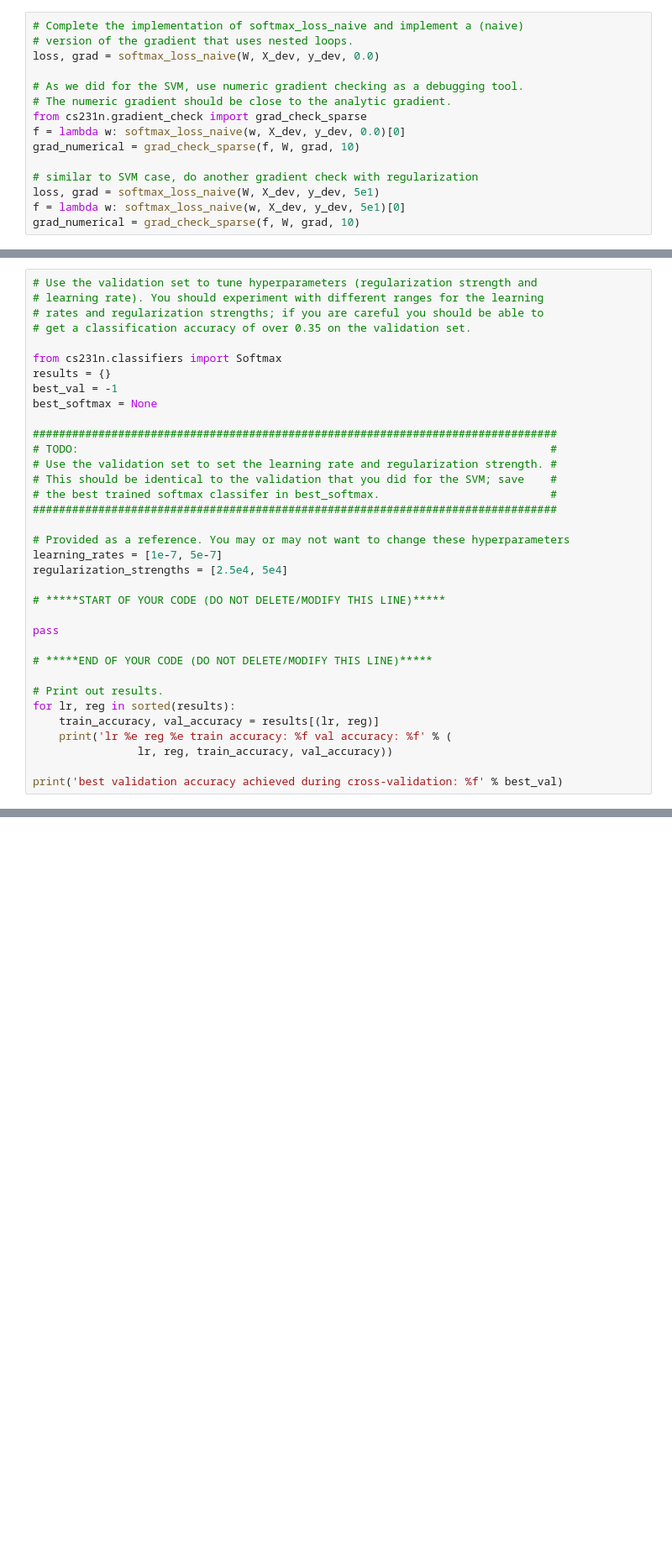
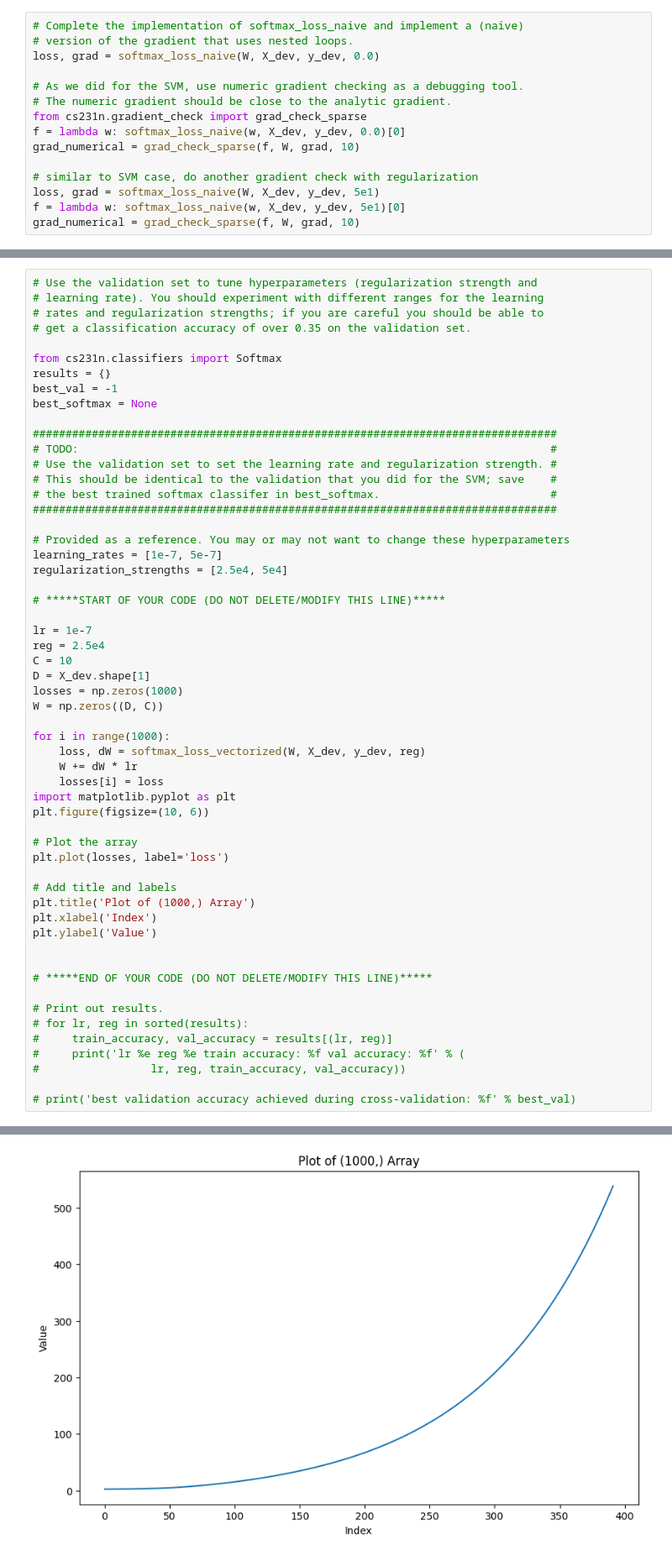
Before and after one commit to Huanhuan-Jiang/stanford231n, a Jupyter notebook: assignments/assignment1/softmax.ipynb, the cells around one changed output, grey strips where cells are left out. Shown at 84% size. Saved outputs shown, nothing was run; the diff lists cells and outputs as text; blank space fills up the shorter version.

```diff
--- a/assignments/assignment1/softmax.ipynb
+++ b/assignments/assignment1/softmax.ipynb
@@ -219,14 +217,36 @@ regularization_strengths = [2.5e4, 5e4]
 
 # *****START OF YOUR CODE (DO NOT DELETE/MODIFY THIS LINE)*****
 
-pass
+lr = 1e-7
+reg = 2.5e4
+C = 10
+D = X_dev.shape[1]
+losses = np.zeros(1000)
+W = np.zeros((D, C))
+
+for i in range(1000):
+    loss, dW = softmax_loss_vectorized(W, X_dev, y_dev, reg)
+    W += dW * lr
+    losses[i] = loss
+import matplotlib.pyplot as plt
+plt.figure(figsize=(10, 6))
+
+# Plot the array
+plt.plot(losses, label='loss')
+
+# Add title and labels
+plt.title('Plot of (1000,) Array')
+plt.xlabel('Index')
+plt.ylabel('Value')
+
 
 # *****END OF YOUR CODE (DO NOT DELETE/MODIFY THIS LINE)*****
 
 # Print out results.
-for lr, reg in sorted(results):
-    train_accuracy, val_accuracy = results[(lr, reg)]
-    print('lr %e reg %e train accuracy: %f val accuracy: %f' % (
-                lr, reg, train_accuracy, val_accuracy))
+# for lr, reg in sorted(results):
+#     train_accuracy, val_accuracy = results[(lr, reg)]
+#     print('lr %e reg %e train accuracy: %f val accuracy: %f' % (
+#                 lr, reg, train_accuracy, val_accuracy))
 
-print('best validation accuracy achieved during cross-validation: %f' % best_val)
+# print('best validation accuracy achieved during cross-validation: %f' % best_val)
+# %% [output]
@@ -233,3 +254,4 @@ print('best validation accuracy achieved during cross-validation: %f' % best_val
+[figure, added]
 # %%
 # evaluate on test set
 # Evaluate the best softmax on test set
```
Also changed, not shown: parts of 5 cells of this notebook.
